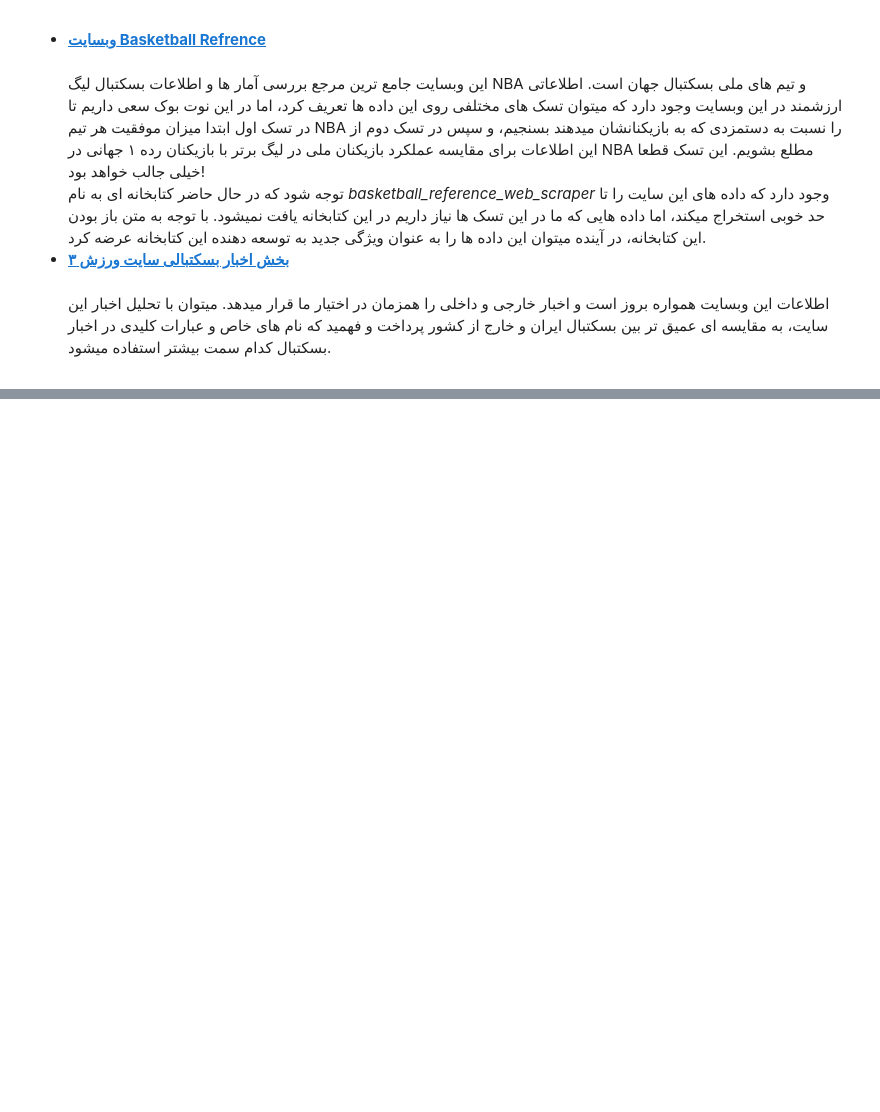
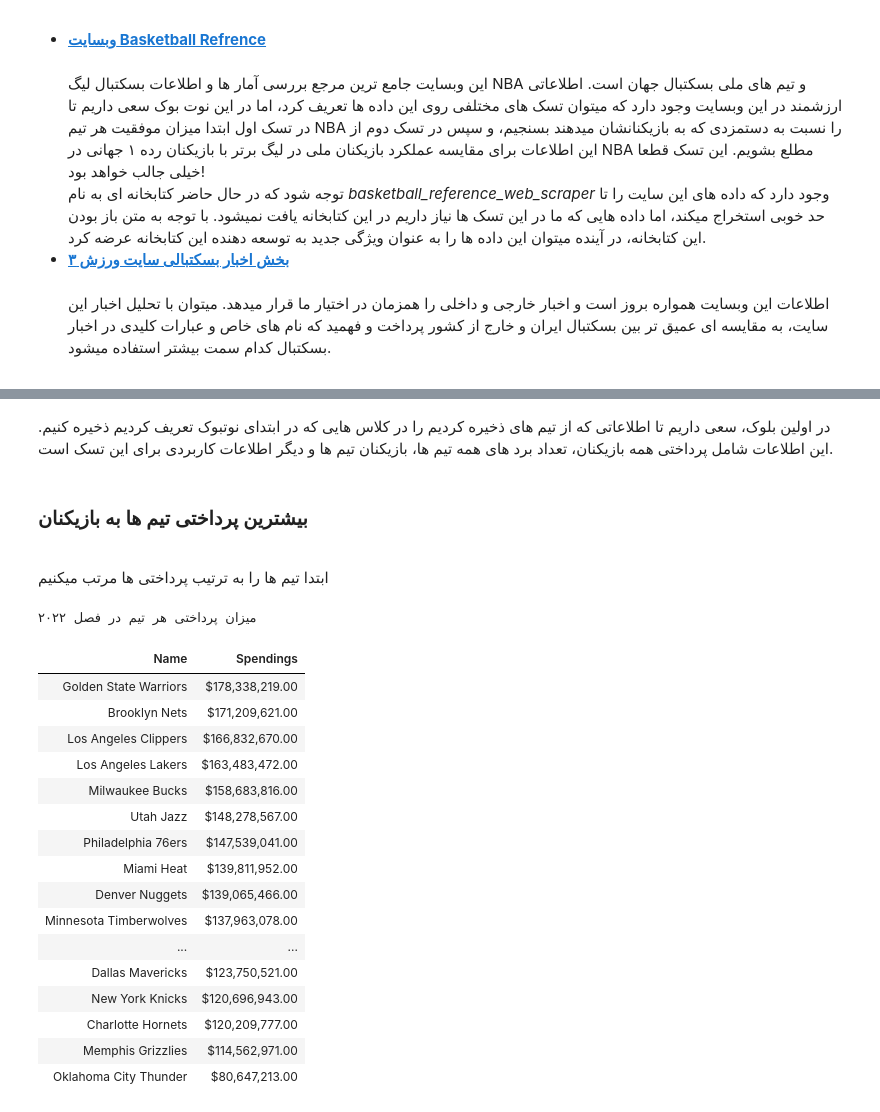
Before and after one commit to mothegoat/IR_Course_Basketball, a Jupyter notebook: HW2.ipynb, the cells around one changed output, grey strips where cells are left out. Drawn from its saved outputs; the diff is of its cells as text; code cells hidden in the pictures; blank space fills up the shorter version.

```diff
--- a/HW2.ipynb
+++ b/HW2.ipynb
@@ -93,0 +236,67 @@ soup = BeautifulSoup(source, "lxml")
+# %% [markdown]
+<div dir="rtl">
+در اولین بلوک، سعی داریم تا اطلاعاتی که از تیم های ذخیره کردیم را در کلاس هایی که در ابتدای نوتبوک تعریف کردیم ذخیره کنیم. این اطلاعات شامل پرداختی همه بازیکنان، تعداد برد های همه تیم ها، بازیکنان تیم ها و دیگر اطلاعات کاربردی برای این تسک است.
+</div>
+# %%
+for abr in NBATeam.abbreviations:
+    team_file = open(f'{nba_teams_folder_name}/{abr}.html', 'rt')
+    team_html = team_file.read()
+    team_soup = BeautifulSoup(team_html, 'lxml')
+    team_name_span = team_soup.find('h1', itemprop = 'name')
+    team_name = team_name_span.find_all('span')[1].text #Now we have the team name
+    team_wins_span = team_soup.find('div', {'data-template' : 'Partials/Teams/Summary'})
+    team_wins = int(team_wins_span.p.text.split('\n')[3].split('-')[0])
+    team_object = NBATeam(team_name, abr, team_wins) #Create team object
+
+    for comment in team_soup(text=lambda text: isinstance(text, Comment)):
+        if 'id="div_salaries2"' in comment.string:
+            tag = BeautifulSoup(comment, 'html.parser')
+            comment.replace_with(tag)
+            break
+
+    player_names_salary_table = team_soup.find('div', id = 'div_salaries2')
+    for row in player_names_salary_table.find_all('tr'):
+        try:
+            player_name = row.find('td', {'data-stat' : 'player'}).text
+            player_salary = row.find('td', {'data-stat' : 'salary'}).text
+        except:
+            continue
+        player_object = NBAPlayer(player_name, int(Decimal(sub(r'[^\d.]', '', player_salary))), team_object)
+        team_object.add_player(player_object)
+# %% [markdown]
+<div dir="rtl">
+<h3>بیشترین پرداختی تیم ها به بازیکنان</h3><br />
+ابتدا تیم ها را به ترتیب پرداختی ها مرتب میکنیم
+</div>
+# %%
+locale.setlocale( locale.LC_ALL, 'en_CA.UTF-8' )
+team_spendings = {'Name' : [], 'Spendings' : []}
+for team in NBATeam.all_nba_teams:
+    team_spendings['Name'].append(team.name)
+    team_spendings['Spendings'].append(team.spendings)
+
+df = pd.DataFrame(team_spendings, columns = ['Name', 'Spendings'])
+df.sort_values(['Spendings'], ascending = False, inplace = True)
+
+for index, row in df.iterrows():
+    df.at[index, 'Spendings'] =  locale.currency(row['Spendings'], grouping=True )
+df.style.hide_index().set_caption('میزان پرداختی هر تیم در فصل ۲۰۲۲')
+# %% [output]
+میزان پرداختی هر تیم در فصل ۲۰۲۲
+| Name | Spendings |
+| Golden State Warriors | $178,338,219.00 |
+| Brooklyn Nets | $171,209,621.00 |
+| Los Angeles Clippers | $166,832,670.00 |
+| Los Angeles Lakers | $163,483,472.00 |
+| Milwaukee Bucks | $158,683,816.00 |
+| Utah Jazz | $148,278,567.00 |
+| Philadelphia 76ers | $147,539,041.00 |
+| Miami Heat | $139,811,952.00 |
+| Denver Nuggets | $139,065,466.00 |
+| Minnesota Timberwolves | $137,963,078.00 |
+| ... | ... |
+| Dallas Mavericks | $123,750,521.00 |
+| New York Knicks | $120,696,943.00 |
+| Charlotte Hornets | $120,209,777.00 |
+| Memphis Grizzlies | $114,562,971.00 |
+| Oklahoma City Thunder | $80,647,213.00 |
```
Also changed, not shown: parts of 27 cells of this notebook.
